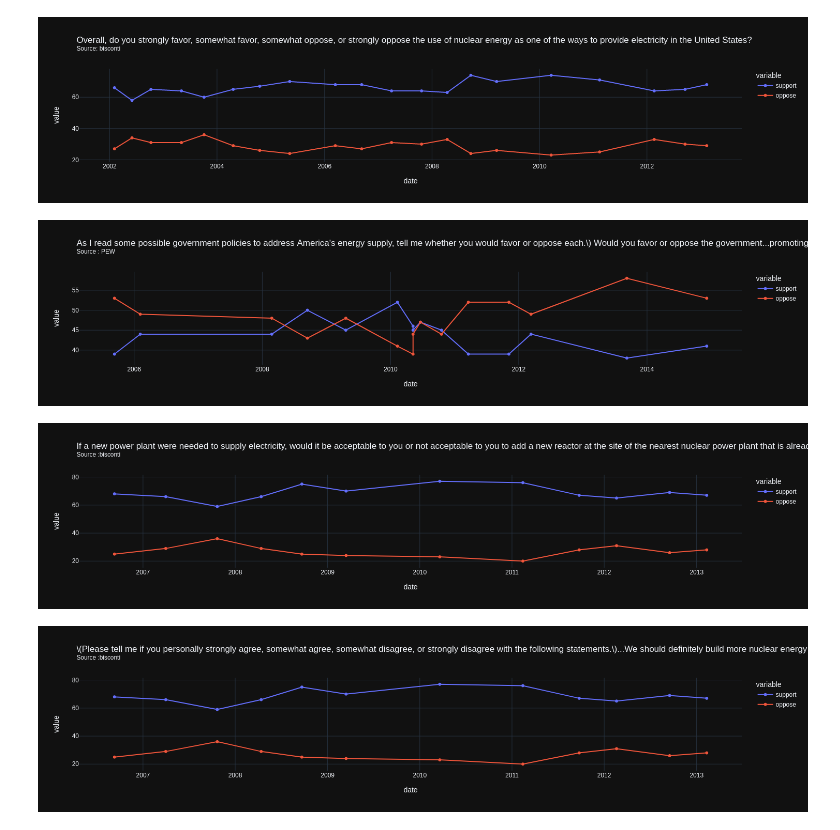
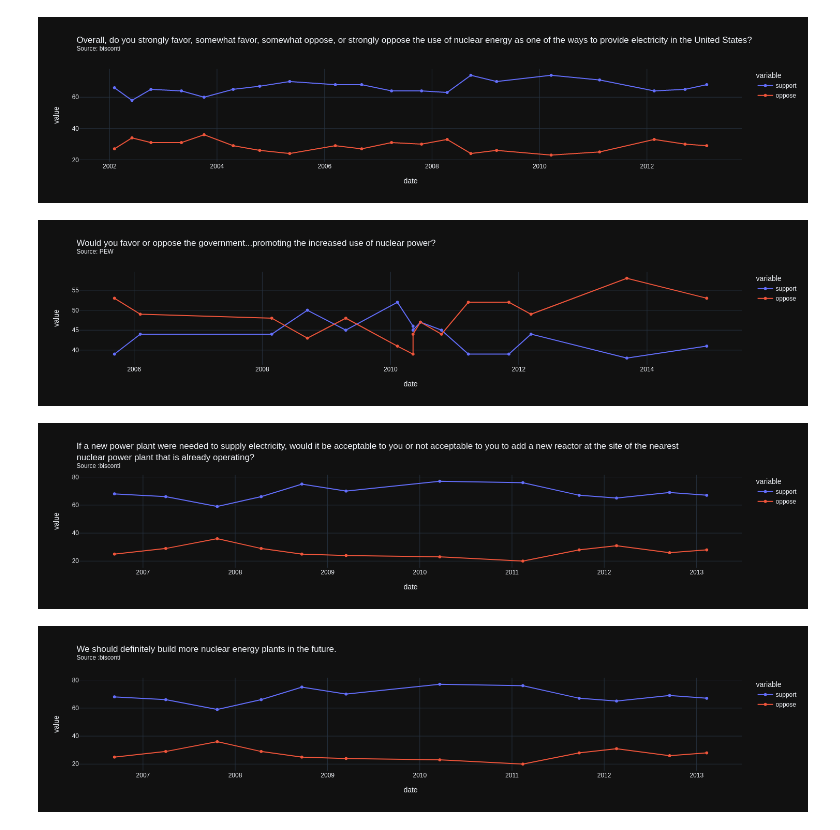
Before and after one commit to ekirchman/Capstone-notebooks, a Jupyter notebook: Gupta.ipynb, the cells around one changed output. Drawn from its saved outputs; the diff is of its cells as text; code cells hidden in the pictures.

```diff
--- a/Gupta.ipynb
+++ b/Gupta.ipynb
@@ -73,31 +73,33 @@ fig.show()
 [figure]
 # %%
 s3 = r"As I read some possible government policies to address America's energy supply, tell me whether you would favor or oppose each.\) Would you favor or oppose the government...promoting the increased use of nuclear power?"
+s3_short = r"Would you favor or oppose the government...promoting the increased use of nuclear power?"
 df7 = df_date[df_date['question'].str.contains(s3)]
 df7 = df7.sort_values(by=['date'])
 source = df7['firm'].iloc[0]
-title = s3 + "<br><sup>Source: " + source + "<sup>"
+title = s3_short + "<br><sup>Source: " + source + "<sup>"
 fig = px.line(df7, x="date", y=["support", "oppose"], title=title, markers=True, template='plotly_dark')
 fig.show()
 # %% [output]
-[figure, old version]
+[figure, new version]
 # %%
 s4 = r"If a new power plant were needed to supply electricity, would it be acceptable to you or not acceptable to you to add a new reactor at the site of the nearest nuclear power plant that is already operating?"
+s4_short = """If a new power plant were needed to supply electricity, would it be acceptable to you or not acceptable to you to add a new reactor at the site of the nearest<br>nuclear power plant that is already operating?"""
 df8 = df_date[df_date['question'].str.contains(s4)]
 df8 = df8.sort_values(by=['date'])
 source = df8['firm'].iloc[0]
-title = s4 + "<br><sup>Source :" + source + "<sup>"
+title = s4_short + "<br><sup>Source :" + source + "<sup>"
 fig = px.line(df8, x="date", y=["support", "oppose"], title=title, markers=True, template='plotly_dark')
 fig.show()
 # %% [output]
-[figure, old version]
+[figure, new version]
 # %%
-s5 = "\(Please tell me if you personally strongly agree, somewhat agree, somewhat disagree, or strongly disagree with the following statements.\)...We should definitely build more nuclear energy plants in the future."
+s5 = "We should definitely build more nuclear energy plants in the future."
 df9 = df_date[df_date['question'].str.contains(s4)]
 df9 = df9.sort_values(by=['date'])
 source = df9['firm'].iloc[0]
 title = s5 + "<br><sup>Source :" + source + "<sup>"
 fig = px.line(df9, x="date", y=["support", "oppose"], title=title, markers=True, template='plotly_dark')
 fig.show()
 # %% [output]
-[figure, old version]
+[figure, new version]
```
Also changed, not shown: parts of 1 cell of this notebook, 56 other files.
